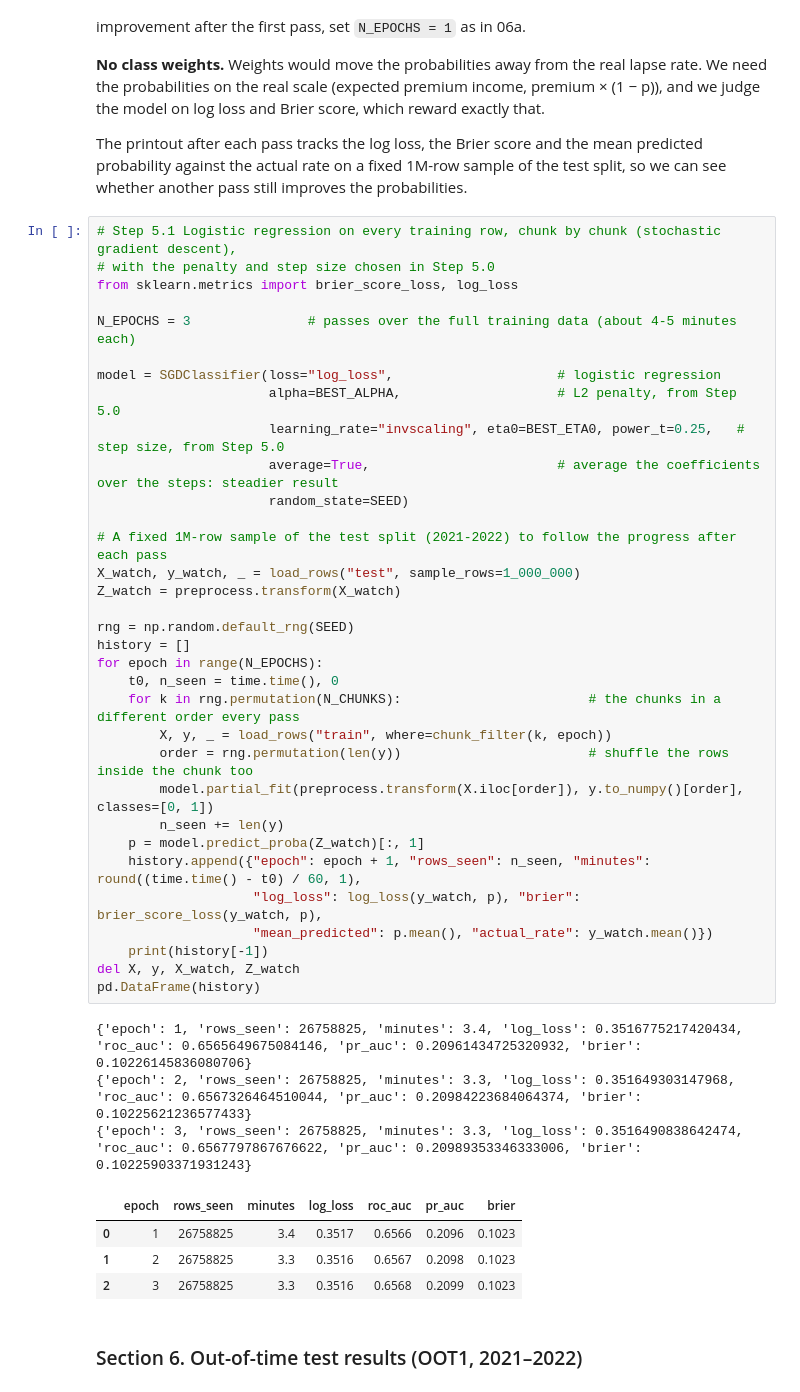
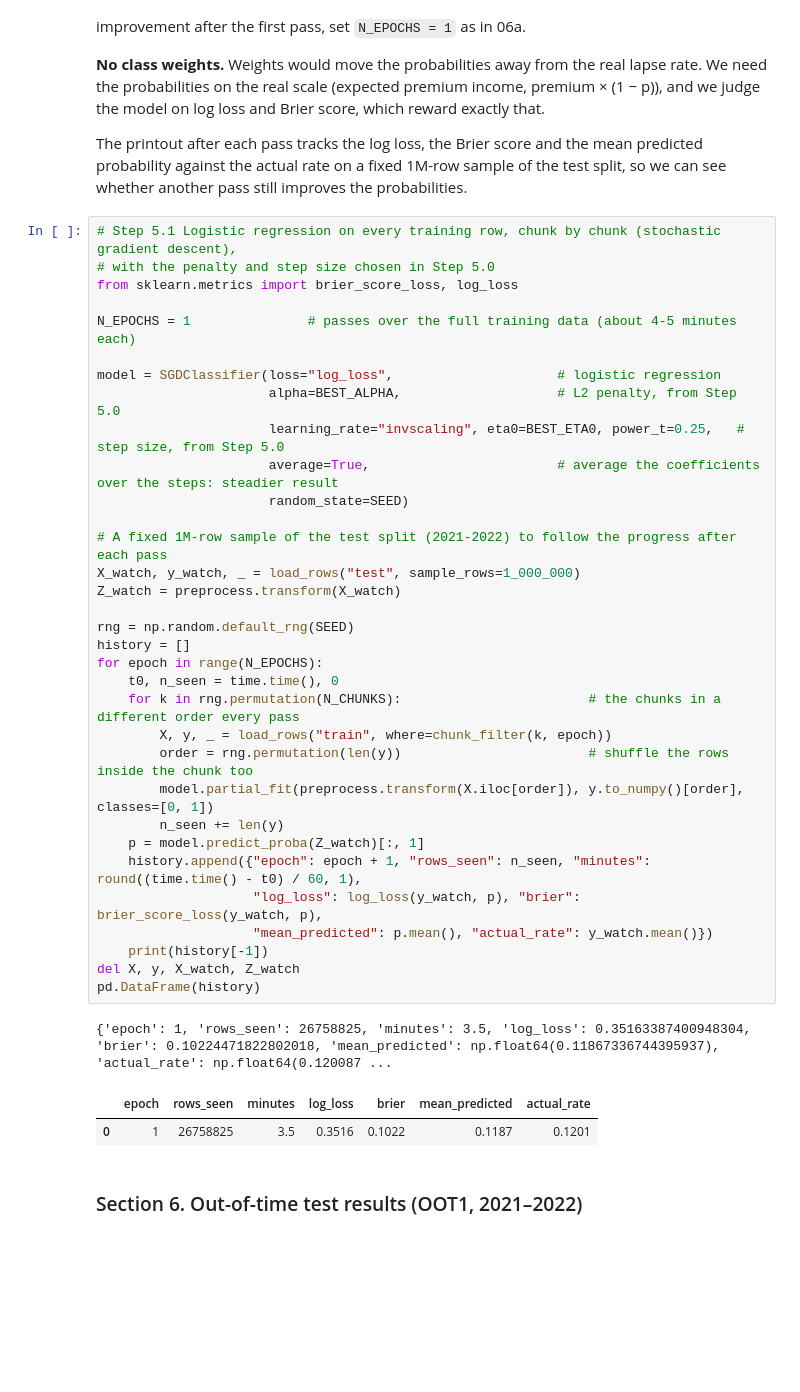
Before and after one commit to jmsebastiancarino/Probabilistic-Model-for-Non-Life-Insurance-Flood-Risk, a Jupyter notebook: notebooks/06b_baseline_cancel.ipynb, the cells around one changed output. Drawn from its saved outputs; the diff is of its cells as text; blank space fills up the shorter version.

```diff
--- a/notebooks/06b_baseline_cancel.ipynb
+++ b/notebooks/06b_baseline_cancel.ipynb
@@ -435,42 +459,38 @@ The printout after each pass tracks the log loss, the Brier score and the mean p
 # with the penalty and step size chosen in Step 5.0
 from sklearn.metrics import brier_score_loss, log_loss
 
-N_EPOCHS = 3               # passes over the full training data (about 4-5 minutes each)
+N_EPOCHS = 1               # passes over the full training data (about 4-5 minutes each)
 
 model = SGDClassifier(loss="log_loss",                     # logistic regression
                       alpha=BEST_ALPHA,                    # L2 penalty, from Step 5.0
                       learning_rate="invscaling", eta0=BEST_ETA0, power_t=0.25,   # step size, from Step 5.0
                       average=True,                        # average the coefficients over the steps: steadier result
                       random_state=SEED)
 
 # A fixed 1M-row sample of the test split (2021-2022) to follow the progress after each pass
 X_watch, y_watch, _ = load_rows("test", sample_rows=1_000_000)
 Z_watch = preprocess.transform(X_watch)
 
 rng = np.random.default_rng(SEED)
 history = []
 for epoch in range(N_EPOCHS):
     t0, n_seen = time.time(), 0
     for k in rng.permutation(N_CHUNKS):                        # the chunks in a different order every pass
         X, y, _ = load_rows("train", where=chunk_filter(k, epoch))
         order = rng.permutation(len(y))                        # shuffle the rows inside the chunk too
         model.partial_fit(preprocess.transform(X.iloc[order]), y.to_numpy()[order], classes=[0, 1])
         n_seen += len(y)
     p = model.predict_proba(Z_watch)[:, 1]
     history.append({"epoch": epoch + 1, "rows_seen": n_seen, "minutes": round((time.time() - t0) / 60, 1),
                     "log_loss": log_loss(y_watch, p), "brier": brier_score_loss(y_watch, p),
                     "mean_predicted": p.mean(), "actual_rate": y_watch.mean()})
     print(history[-1])
 del X, y, X_watch, Z_watch
 pd.DataFrame(history)
 # %% [output]
-{'epoch': 1, 'rows_seen': 26758825, 'minutes': 3.4, 'log_loss': 0.3516775217420434, 'roc_auc': 0.6565649675084146, 'pr_auc': 0.20961434725320932, 'brier': 0.10226145836080706}
-{'epoch': 2, 'rows_seen': 26758825, 'minutes': 3.3, 'log_loss': 0.351649303147968, 'roc_auc': 0.6567326464510044, 'pr_auc': 0.20984223684064374, 'brier': 0.10225621236577433}
-{'epoch': 3, 'rows_seen': 26758825, 'minutes': 3.3, 'log_loss': 0.3516490838642474, 'roc_auc': 0.6567797867676622, 'pr_auc': 0.20989353346333006, 'brier': 0.10225903371931243}
+{'epoch': 1, 'rows_seen': 26758825, 'minutes': 3.5, 'log_loss': 0.35163387400948304, 'brier': 0.10224471822802018, 'mean_predicted': np.float64(0.11867336744395937), 'actual_rate': np.float64(0.120087 ...
-|  | epoch | rows_seen | minutes | log_loss | roc_auc | pr_auc | brier |
-| 0 | 1 | 26758825 | 3.4 | 0.3517 | 0.6566 | 0.2096 | 0.1023 |
-| 1 | 2 | 26758825 | 3.3 | 0.3516 | 0.6567 | 0.2098 | 0.1023 |
-| 2 | 3 | 26758825 | 3.3 | 0.3516 | 0.6568 | 0.2099 | 0.1023 |
+|  | epoch | rows_seen | minutes | log_loss | brier | mean_predicted | actual_rate |
+| 0 | 1 | 26758825 | 3.5 | 0.3516 | 0.1022 | 0.1187 | 0.1201 |
 # %% [markdown]
 ### Section 6. Out-of-time test results (OOT1, 2021–2022)
 # %% [markdown]
```
Also changed, not shown: parts of 14 cells of this notebook, 20 other files.
